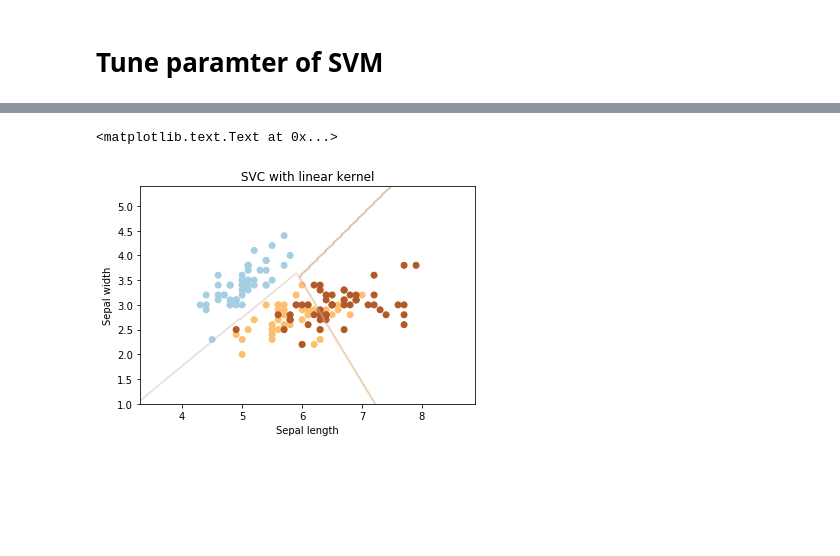
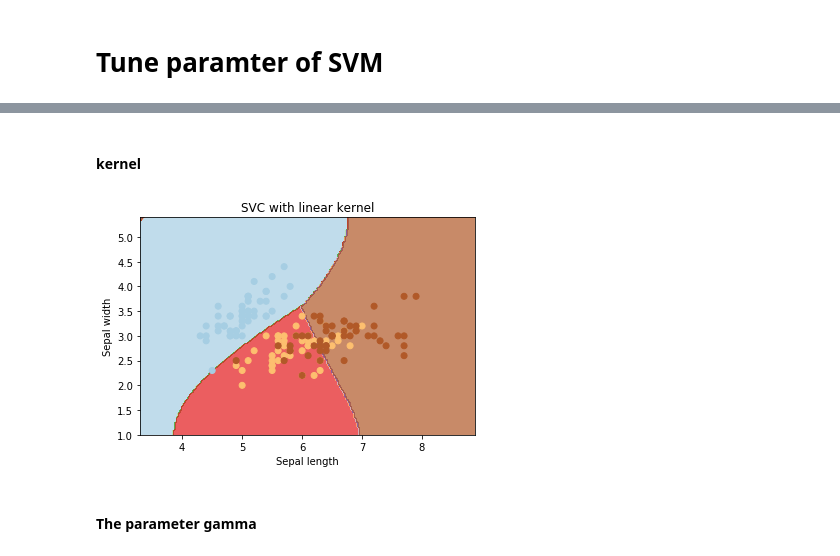
Before and after one commit to hemafeifei/python_projects, a Jupyter notebook: algorithms/Sklearn_SVM.ipynb, the cells around one changed output, grey strips where cells are left out. Saved outputs shown, nothing was run; the diff lists cells and outputs as text; code cells hidden in the pictures; blank space fills up the shorter version.

Commit message:
add svm plot

```diff
--- a/algorithms/Sklearn_SVM.ipynb
+++ b/algorithms/Sklearn_SVM.ipynb
@@ -56,14 +74,20 @@ xx, yy = np.meshgrid(np.arange(x_min, x_max, h), np.arange(y_min, y_max, h))
+# %% [markdown]
+#### kernel
+# %%
+svc = svm.SVC(kernel='rbf', C=1,gamma='auto').fit(X, y)
 # %%
-plt.subplot(1,1,1)
+plt.subplot(1, 1, 1)
 Z = svc.predict(np.c_[xx.ravel(), yy.ravel()])
 Z = Z.reshape(xx.shape)
-plt.contour(xx, yy, Z, cmap=plt.cm.Paired, alpha=0.2)
+plt.contourf(xx, yy, Z, cmap=plt.cm.Paired, alpha=0.7)
 
 plt.scatter(X[:, 0], X[:, 1], c=y, cmap=plt.cm.Paired)
 plt.xlabel("Sepal length")
 plt.ylabel("Sepal width")
 plt.xlim(xx.min(), xx.max())
 plt.title('SVC with linear kernel')
+plt.show()
 # %% [output]
-<matplotlib.text.Text at 0x...>
-[figure, old version]
+[figure, new version]
+# %% [markdown]
+#### The parameter gamma
```
Also changed, not shown: parts of 8 cells of this notebook, 1 other file.
